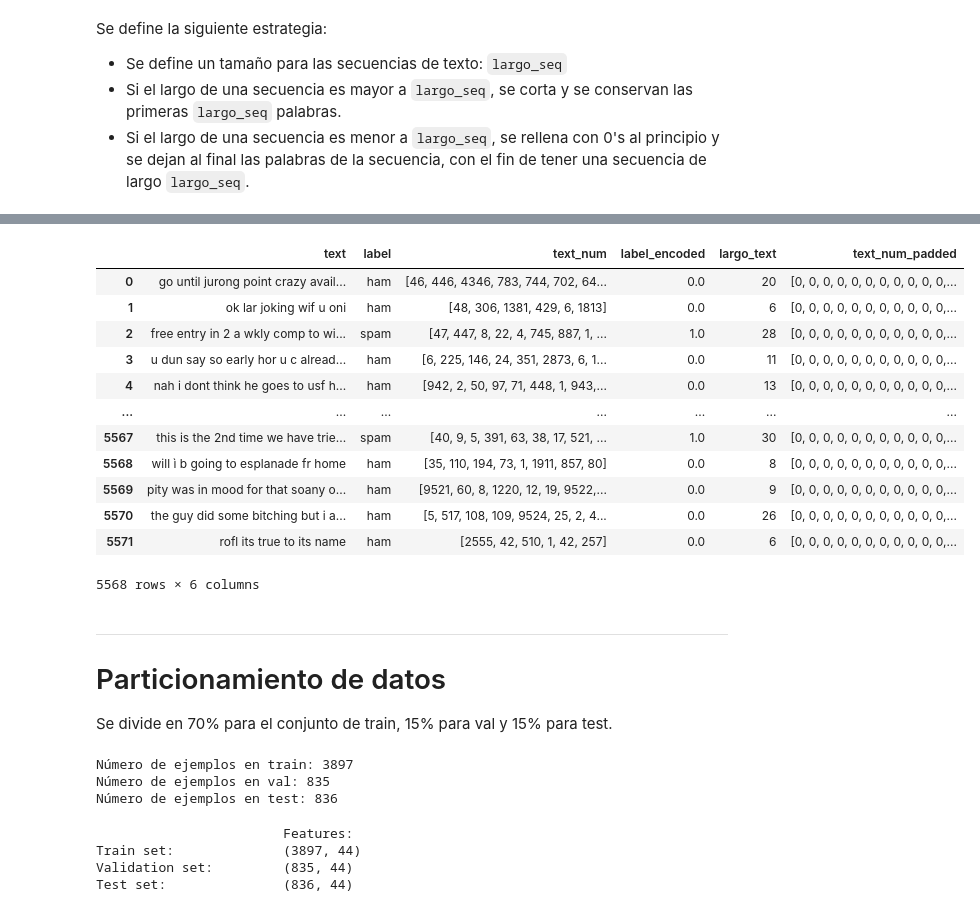
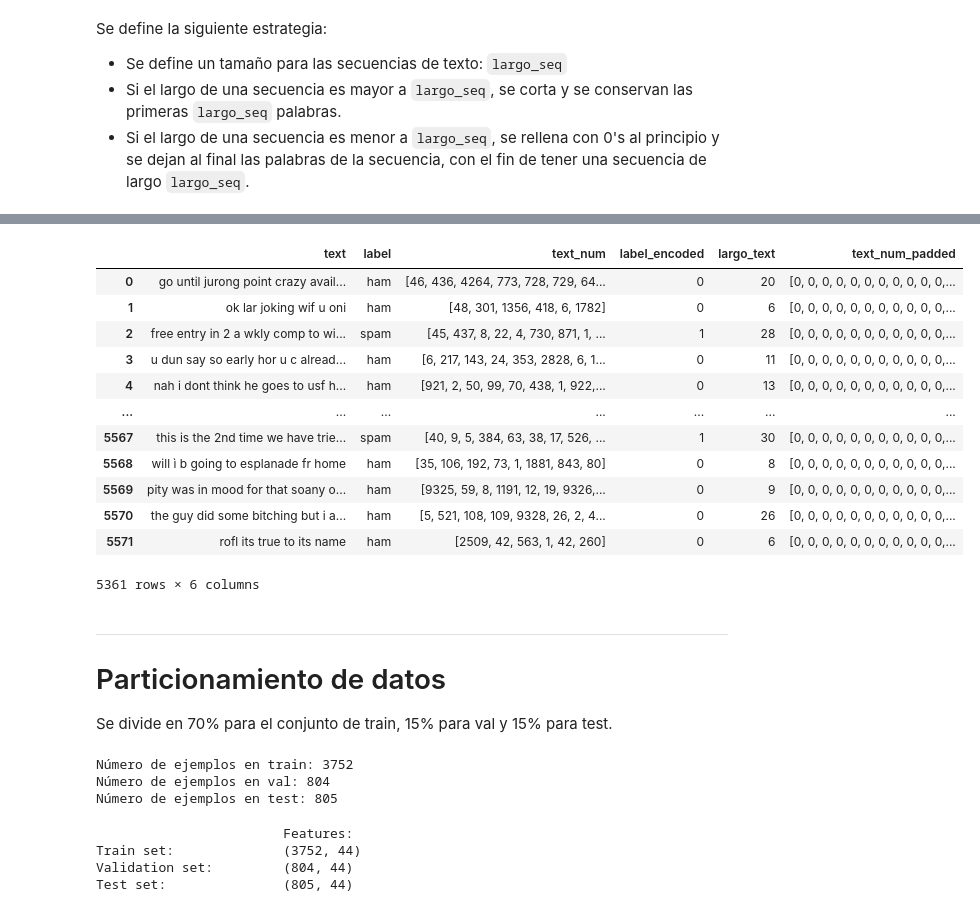
Before and after one commit to mvarasg/CC6204, a Jupyter notebook: Tareas/T3/Tarea_3_Deep_Learning.ipynb, the cells around one changed output, grey strips where cells are left out. Saved outputs shown, nothing was run; the diff lists cells and outputs as text; code cells hidden in the pictures.

Commit message:
Train net error

```diff
--- a/Tareas/T3/Tarea_3_Deep_Learning.ipynb
+++ b/Tareas/T3/Tarea_3_Deep_Learning.ipynb
@@ -111,3 +131,5 @@ data = data.dropna()
+# %%
+data = data[(data['label'] == 'spam') | (data['label'] == 'ham')]
 # %% [markdown]
 Se procede a eliminar los signos de puntuación y se pasa todo el texto a minúsculas.
 # %%
@@ -116,6 +138,7 @@ print(punctuation)
 data['text'] = data['text'].str.lower()
 data['text'] = data['text'].str.replace(f'[{punctuation}]', '', regex=True)
 data = data[data['text']!=' '] #Se eliminan elementos con strings vacíos.
+data['text'] = data['text'].str.replace('\n', ' ')
 print(f'Al eliminar elementos NaN y vacíos la nueva dimensión de data es: {data.shape}.')
 data.head(5)
 # %% [output]
@@ -157,5 +195,4 @@ data.head(5)
 # %% [markdown]
 Sigue reemplazar la columna label por valores numéricos. Se considera que spam:1 y ham:0.
 # %%
-data['label_encoded'] = data['label'].map({'spam':1, 'ham':0})
-data
+data['label_encoded'] = data['label'].replace({'spam':1, 'ham':0})
@@ -223,31 +230,31 @@ data
 # %%
 def padding_seq(df, largo_seq):
     df = df.copy()
     def padd_row(row, largo_seq):
         if row['largo_text'] > largo_seq: # Se trunca
-            return np.array(row['text_num'][:largo_seq])
+            return row['text_num'][:largo_seq]
         elif row['largo_text'] < largo_seq: # Se rellena con 0's
-            return np.array([0] * (largo_seq - row['largo_text']) + row['text_num'])
+            return [0] * (largo_seq - row['largo_text']) + row['text_num']
         else: # Largo igual
-            return np.array(row['text_num'])
+            return row['text_num']
     df['text_num_padded'] = df.apply(padd_row, args=(largo_seq,), axis=1)
     return df
 data_padding = padding_seq(data, 44)
 data_padding
 # %% [output]
 |  | text | label | text_num | label_encoded | largo_text | text_num_padded |
-| 0 | go until jurong point crazy avail... | ham | [46, 446, 4346, 783, 744, 702, 64... | 0.0 | 20 | [0, 0, 0, 0, 0, 0, 0, 0, 0, 0, 0,... |
-| 1 | ok lar joking wif u oni | ham | [48, 306, 1381, 429, 6, 1813] | 0.0 | 6 | [0, 0, 0, 0, 0, 0, 0, 0, 0, 0, 0,... |
-| 2 | free entry in 2 a wkly comp to wi... | spam | [47, 447, 8, 22, 4, 745, 887, 1, ... | 1.0 | 28 | [0, 0, 0, 0, 0, 0, 0, 0, 0, 0, 0,... |
-| 3 | u dun say so early hor u c alread... | ham | [6, 225, 146, 24, 351, 2873, 6, 1... | 0.0 | 11 | [0, 0, 0, 0, 0, 0, 0, 0, 0, 0, 0,... |
-| 4 | nah i dont think he goes to usf h... | ham | [942, 2, 50, 97, 71, 448, 1, 943,... | 0.0 | 13 | [0, 0, 0, 0, 0, 0, 0, 0, 0, 0, 0,... |
+| 0 | go until jurong point crazy avail... | ham | [46, 436, 4264, 773, 728, 729, 64... | 0 | 20 | [0, 0, 0, 0, 0, 0, 0, 0, 0, 0, 0,... |
+| 1 | ok lar joking wif u oni | ham | [48, 301, 1356, 418, 6, 1782] | 0 | 6 | [0, 0, 0, 0, 0, 0, 0, 0, 0, 0, 0,... |
+| 2 | free entry in 2 a wkly comp to wi... | spam | [45, 437, 8, 22, 4, 730, 871, 1, ... | 1 | 28 | [0, 0, 0, 0, 0, 0, 0, 0, 0, 0, 0,... |
+| 3 | u dun say so early hor u c alread... | ham | [6, 217, 143, 24, 353, 2828, 6, 1... | 0 | 11 | [0, 0, 0, 0, 0, 0, 0, 0, 0, 0, 0,... |
+| 4 | nah i dont think he goes to usf h... | ham | [921, 2, 50, 99, 70, 438, 1, 922,... | 0 | 13 | [0, 0, 0, 0, 0, 0, 0, 0, 0, 0, 0,... |
 | ... | ... | ... | ... | ... | ... | ... |
-| 5567 | this is the 2nd time we have trie... | spam | [40, 9, 5, 391, 63, 38, 17, 521, ... | 1.0 | 30 | [0, 0, 0, 0, 0, 0, 0, 0, 0, 0, 0,... |
-| 5568 | will ì b going to esplanade fr home | ham | [35, 110, 194, 73, 1, 1911, 857, 80] | 0.0 | 8 | [0, 0, 0, 0, 0, 0, 0, 0, 0, 0, 0,... |
-| 5569 | pity was in mood for that soany o... | ham | [9521, 60, 8, 1220, 12, 19, 9522,... | 0.0 | 9 | [0, 0, 0, 0, 0, 0, 0, 0, 0, 0, 0,... |
-| 5570 | the guy did some bitching but i a... | ham | [5, 517, 108, 109, 9524, 25, 2, 4... | 0.0 | 26 | [0, 0, 0, 0, 0, 0, 0, 0, 0, 0, 0,... |
-| 5571 | rofl its true to its name | ham | [2555, 42, 510, 1, 42, 257] | 0.0 | 6 | [0, 0, 0, 0, 0, 0, 0, 0, 0, 0, 0,... |
+| 5567 | this is the 2nd time we have trie... | spam | [40, 9, 5, 384, 63, 38, 17, 526, ... | 1 | 30 | [0, 0, 0, 0, 0, 0, 0, 0, 0, 0, 0,... |
+| 5568 | will ì b going to esplanade fr home | ham | [35, 106, 192, 73, 1, 1881, 843, 80] | 0 | 8 | [0, 0, 0, 0, 0, 0, 0, 0, 0, 0, 0,... |
+| 5569 | pity was in mood for that soany o... | ham | [9325, 59, 8, 1191, 12, 19, 9326,... | 0 | 9 | [0, 0, 0, 0, 0, 0, 0, 0, 0, 0, 0,... |
+| 5570 | the guy did some bitching but i a... | ham | [5, 521, 108, 109, 9328, 26, 2, 4... | 0 | 26 | [0, 0, 0, 0, 0, 0, 0, 0, 0, 0, 0,... |
+| 5571 | rofl its true to its name | ham | [2509, 42, 563, 1, 42, 260] | 0 | 6 | [0, 0, 0, 0, 0, 0, 0, 0, 0, 0, 0,... |
-5568 rows × 6 columns
+5361 rows × 6 columns
 # %% [markdown]
 ---
 # Particionamiento de datos
@@ -268,16 +275,16 @@ print("Número de ejemplos en train:", len(data_train))
 print("Número de ejemplos en val:", len(data_val))
 print("Número de ejemplos en test:", len(data_test))
 # %% [output]
-Número de ejemplos en train: 3897
-Número de ejemplos en val: 835
-Número de ejemplos en test: 836
+Número de ejemplos en train: 3752
+Número de ejemplos en val: 804
+Número de ejemplos en test: 805
 # %%
 print("\t\t\tFeatures:")
-print("Train set: \t\t{}".format((data_train.shape[0],len(data_train['text_num_padded'].iloc[1]))),
-      "\nValidation set: \t{}".format((data_val.shape[0], len(data_val['text_num_padded'].iloc[1]))),
-      "\nTest set: \t\t{}".format((data_test.shape[0],len(data_test['text_num_padded'].iloc[1]))))
+print("Train set: \t\t{}".format(np.array(data_train['text_num_padded'].to_list()).shape),
+      "\nValidation set: \t{}".format(np.array(data_val['text_num_padded'].to_list()).shape),
+      "\nTest set: \t\t{}".format(np.array(data_test['text_num_padded'].to_list()).shape))
 # %% [output]
                         Features:
-Train set:              (3897, 44)
-Validation set:         (835, 44)
-Test set:               (836, 44)
+Train set:              (3752, 44)
+Validation set:         (804, 44)
+Test set:               (805, 44)
```
Also changed, not shown: parts of 21 cells of this notebook, 1 other file.
